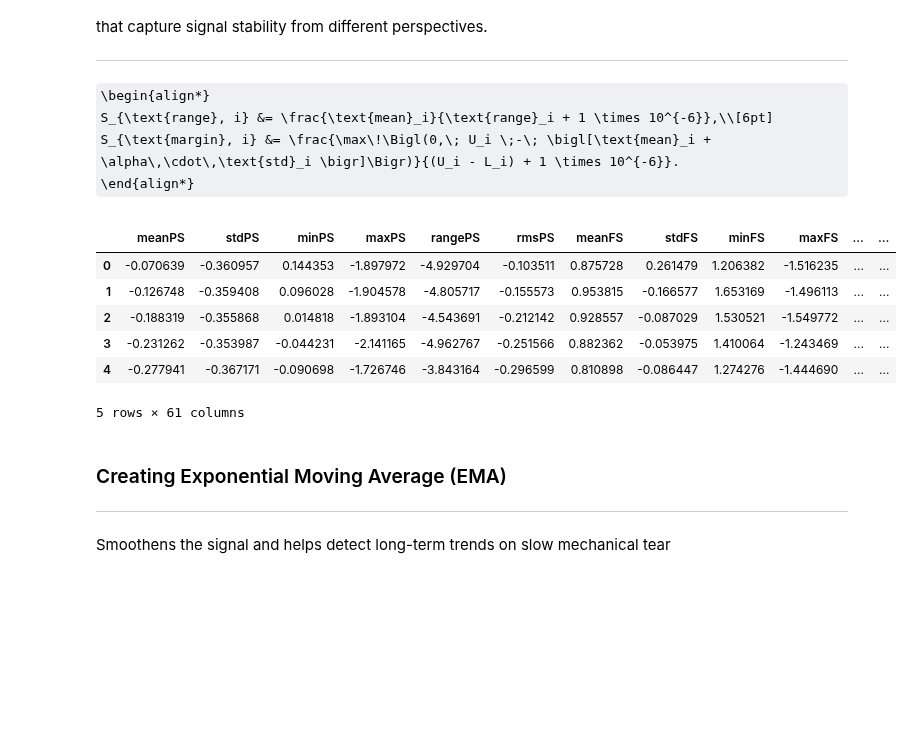
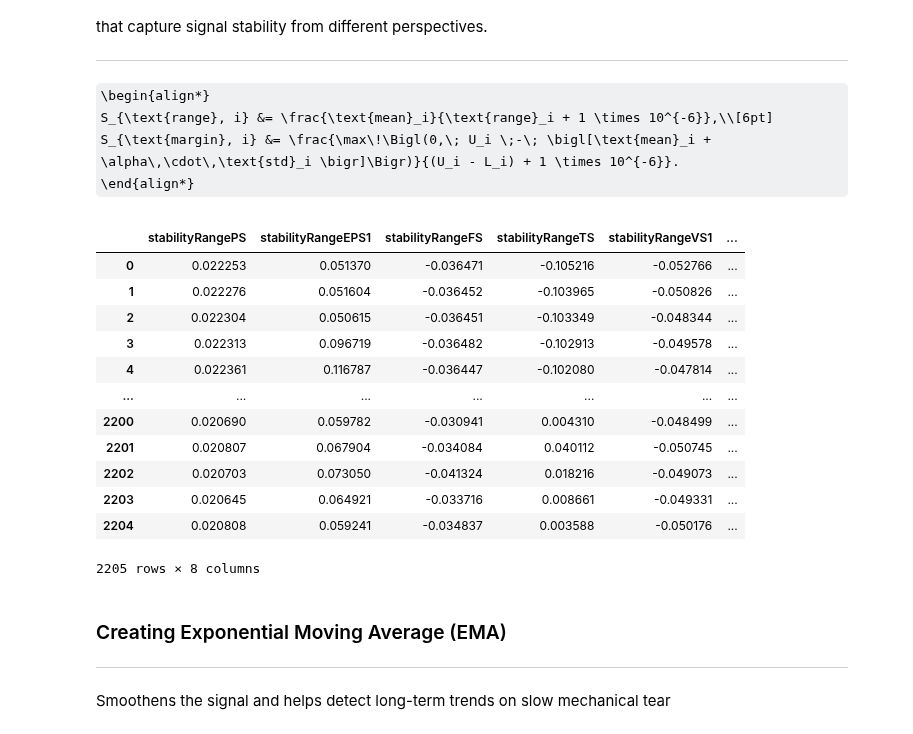
Before and after one commit to RealThanosP/pred-main-mod, a Jupyter notebook: Model_training_v0.1.ipynb, the cells around one changed output. Cells and saved outputs as stored; diff of their text form; code cells hidden in the pictures; some formulas as TeX source; blank space fills up the shorter version.

```diff
--- a/Model_training_v0.1.ipynb
+++ b/Model_training_v0.1.ipynb
@@ -201,7 +201,7 @@ combined_stats_fs = combine_sensor_stats(fs_stats, "FS", stat_names)
 combined_stats_ts = combine_sensor_stats(ts_stats, "TS", stat_names)
 # %%
 # Remake the sensors list
-sensors = [
+sensors_for_statistics = [
     "PS",  # Pressure sensors
     "EPS1",  # Motor power
     "FS",  # Volume flow
@@ -409,19 +407,9 @@ def compute_coefficient_variance(row, sensors):
 # %%
 # Apply to the dataframe
 copy_data = total_data.copy()
-cv_df = copy_data.apply(lambda row: compute_coefficient_variance(row, sensors), axis=1, result_type='expand')
+cv_df = copy_data.apply(lambda row: compute_coefficient_variance(row, sensors_for_statistics), axis=1, result_type='expand')
 
 # Scale the data
 cv_df = pd.DataFrame(scaler.fit_transform(cv_df), columns=cv_df.columns)
-
-# Get the insertion point: 6 columns before the end
-insert_at = total_data.shape[1] - profile.columns.size
-
-# Split original DataFrame into two parts
-df_first = total_data.iloc[:, :insert_at]
-df_last = total_data.iloc[:, insert_at:]
-
-# places the cv columns before the profile columns and after the statistical data
-copy_data = pd.concat([df_first, cv_df, df_last], axis=1)
-copy_data
+cv_df
 # %% [output]
@@ -472,53 +460,50 @@ def compute_stability(row, sensors):
         std_col = f'std{name}'
         upper_col = f'upperLimit{name}'
         lower_col = f'lowerLimit{name}'
 
         if std_col in row and upper_col in row and lower_col in row:
             std_val = row[std_col]
             upper_limit = row[upper_col]
             lower_limit = row[lower_col]
 
             margin = upper_limit - (mean_val + alpha * std_val)
             if margin < 0:
                 margin = 0
             denom = (upper_limit - lower_limit) + epsilon
             stability_values[f'stabilityMargin{name}'] = margin / denom
 
         # If not found, we simply skip or could set some default
 
     return stability_values
 
-
-# -- Everything below remains the same as your original code --
-
-# 1) Apply the function row by row
+# Apply the function row by row
 stability_df = copy_data.apply(
-    lambda row: compute_stability(row, sensors),
+    lambda row: compute_stability(row, sensors_for_statistics),
     axis=1,
     result_type='expand'
 )
 
-# 2) Scale the data
+# Scale the data
 stability_df = pd.DataFrame(
     scaler.fit_transform(stability_df),
     columns=stability_df.columns
 )
 
-# 3) Insert stability columns into your main DataFrame
-insert_at = total_data.shape[1] - 6
-df_first = total_data.iloc[:, :insert_at]
-df_last = total_data.iloc[:, insert_at:]
-
-copy_data = pd.concat([df_first, stability_df, df_last], axis=1)
-copy_data.head()
+stability_df
 # %% [output]
-|  | meanPS | stdPS | minPS | maxPS | rangePS | rmsPS | meanFS | stdFS | minFS | maxFS | ... | ... |
-| 0 | -0.070639 | -0.360957 | 0.144353 | -1.897972 | -4.929704 | -0.103511 | 0.875728 | 0.261479 | 1.206382 | -1.516235 | ... | ... |
-| 1 | -0.126748 | -0.359408 | 0.096028 | -1.904578 | -4.805717 | -0.155573 | 0.953815 | -0.166577 | 1.653169 | -1.496113 | ... | ... |
-| 2 | -0.188319 | -0.355868 | 0.014818 | -1.893104 | -4.543691 | -0.212142 | 0.928557 | -0.087029 | 1.530521 | -1.549772 | ... | ... |
-| 3 | -0.231262 | -0.353987 | -0.044231 | -2.141165 | -4.962767 | -0.251566 | 0.882362 | -0.053975 | 1.410064 | -1.243469 | ... | ... |
-| 4 | -0.277941 | -0.367171 | -0.090698 | -1.726746 | -3.843164 | -0.296599 | 0.810898 | -0.086447 | 1.274276 | -1.444690 | ... | ... |
+|  | stabilityRangePS | stabilityRangeEPS1 | stabilityRangeFS | stabilityRangeTS | stabilityRangeVS1 | ... |
+| 0 | 0.022253 | 0.051370 | -0.036471 | -0.105216 | -0.052766 | ... |
+| 1 | 0.022276 | 0.051604 | -0.036452 | -0.103965 | -0.050826 | ... |
+| 2 | 0.022304 | 0.050615 | -0.036451 | -0.103349 | -0.048344 | ... |
+| 3 | 0.022313 | 0.096719 | -0.036482 | -0.102913 | -0.049578 | ... |
+| 4 | 0.022361 | 0.116787 | -0.036447 | -0.102080 | -0.047814 | ... |
+| ... | ... | ... | ... | ... | ... | ... |
+| 2200 | 0.020690 | 0.059782 | -0.030941 | 0.004310 | -0.048499 | ... |
+| 2201 | 0.020807 | 0.067904 | -0.034084 | 0.040112 | -0.050745 | ... |
+| 2202 | 0.020703 | 0.073050 | -0.041324 | 0.018216 | -0.049073 | ... |
+| 2203 | 0.020645 | 0.064921 | -0.033716 | 0.008661 | -0.049331 | ... |
+| 2204 | 0.020808 | 0.059241 | -0.034837 | 0.003588 | -0.050176 | ... |
-5 rows × 61 columns
+2205 rows × 8 columns
 # %% [markdown]
 ### Creating Exponential Moving Average (EMA)
 ---
```
Also changed, not shown: parts of 5 cells of this notebook.
